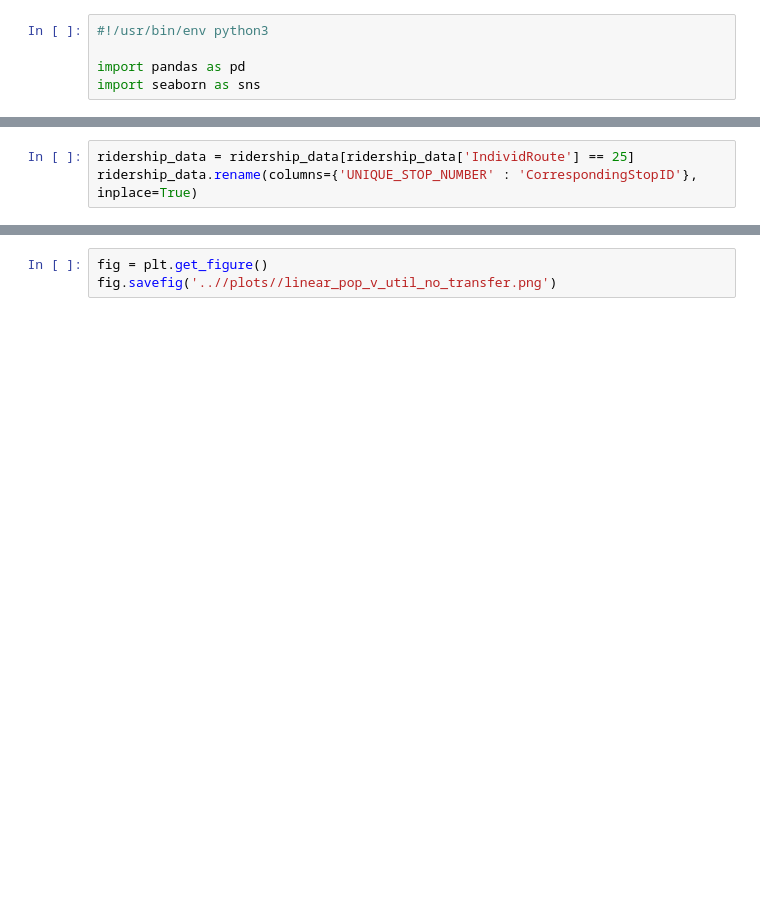
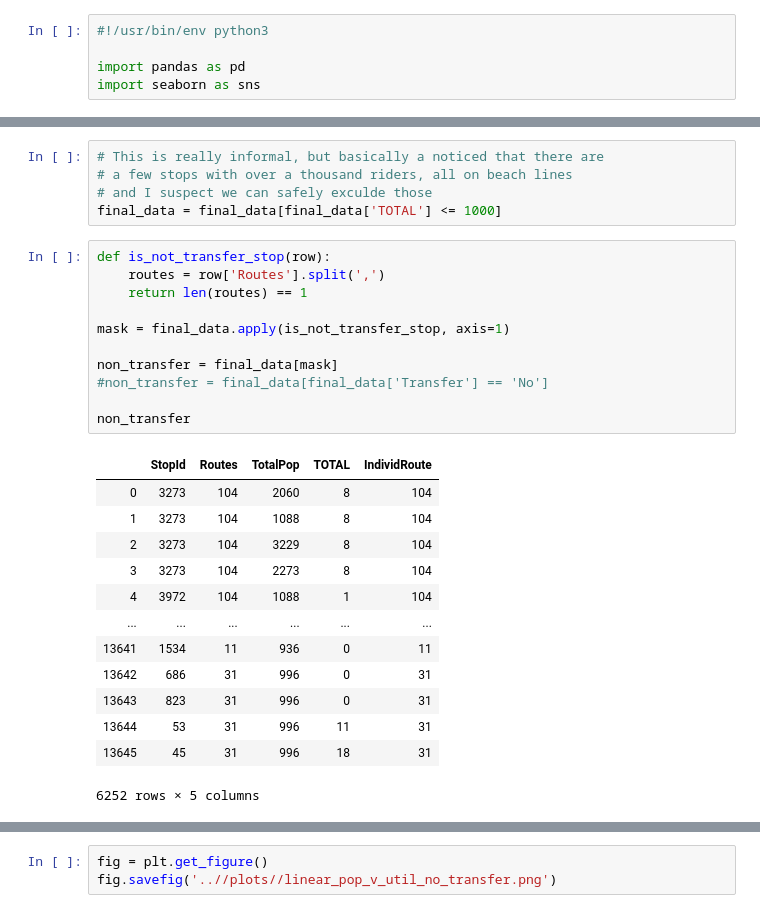
Before and after one commit to joy-kitson/bus-routes, a Jupyter notebook: src/util_v_pop_plot.ipynb, the cells around one changed output, grey strips where cells are left out. Cells and saved outputs as stored; diff of their text form; blank space fills up the shorter version.

```diff
--- a/src/util_v_pop_plot.ipynb
+++ b/src/util_v_pop_plot.ipynb
@@ -14,3 +50,0 @@ ridership_data = pd.read_csv(ridership, usecols=['UNIQUE_STOP_NUMBER', 'TOTAL',
-# %%
-ridership_data = ridership_data[ridership_data['IndividRoute'] == 25]
-ridership_data.rename(columns={'UNIQUE_STOP_NUMBER' : 'CorrespondingStopID'}, inplace=True)
@@ -43 +89,31 @@ non_transfer
+# %%
+# This is really informal, but basically a noticed that there are
+# a few stops with over a thousand riders, all on beach lines
+# and I suspect we can safely exculde those
+final_data = final_data[final_data['TOTAL'] <= 1000]
+# %%
+def is_not_transfer_stop(row):
+    routes = row['Routes'].split(',')
+    return len(routes) == 1
+
+mask = final_data.apply(is_not_transfer_stop, axis=1)
+
+non_transfer = final_data[mask]
+#non_transfer = final_data[final_data['Transfer'] == 'No']
+
+non_transfer
+# %% [output]
+|  | StopId | Routes | TotalPop | TOTAL | IndividRoute |
+| 0 | 3273 | 104 | 2060 | 8 | 104 |
+| 1 | 3273 | 104 | 1088 | 8 | 104 |
+| 2 | 3273 | 104 | 3229 | 8 | 104 |
+| 3 | 3273 | 104 | 2273 | 8 | 104 |
+| 4 | 3972 | 104 | 1088 | 1 | 104 |
+| ... | ... | ... | ... | ... | ... |
+| 13641 | 1534 | 11 | 936 | 0 | 11 |
+| 13642 | 686 | 31 | 996 | 0 | 31 |
+| 13643 | 823 | 31 | 996 | 0 | 31 |
+| 13644 | 53 | 31 | 996 | 11 | 31 |
+| 13645 | 45 | 31 | 996 | 18 | 31 |
+6252 rows × 5 columns
 # %%
```
Also changed, not shown: parts of 10 cells of this notebook, 1 other file.
